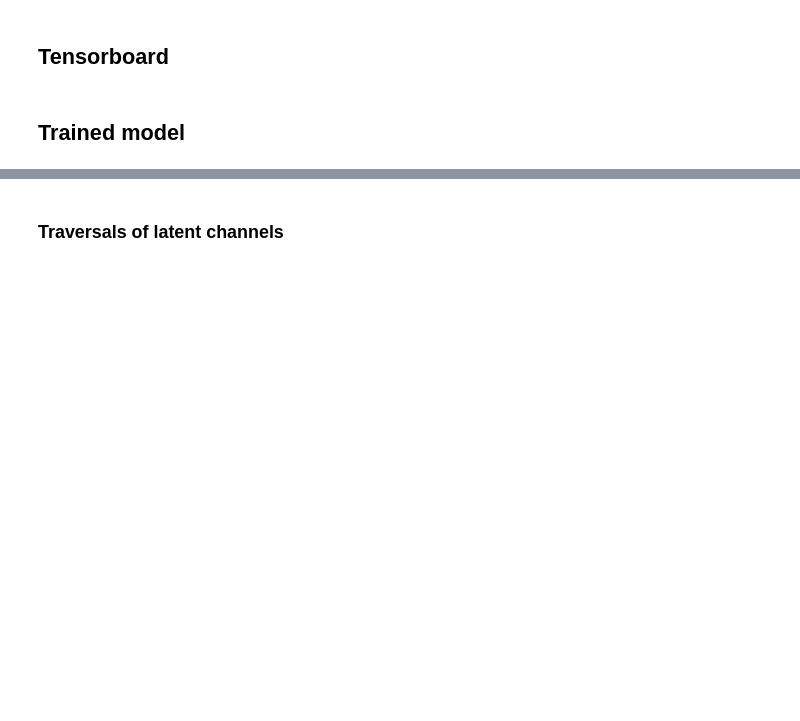
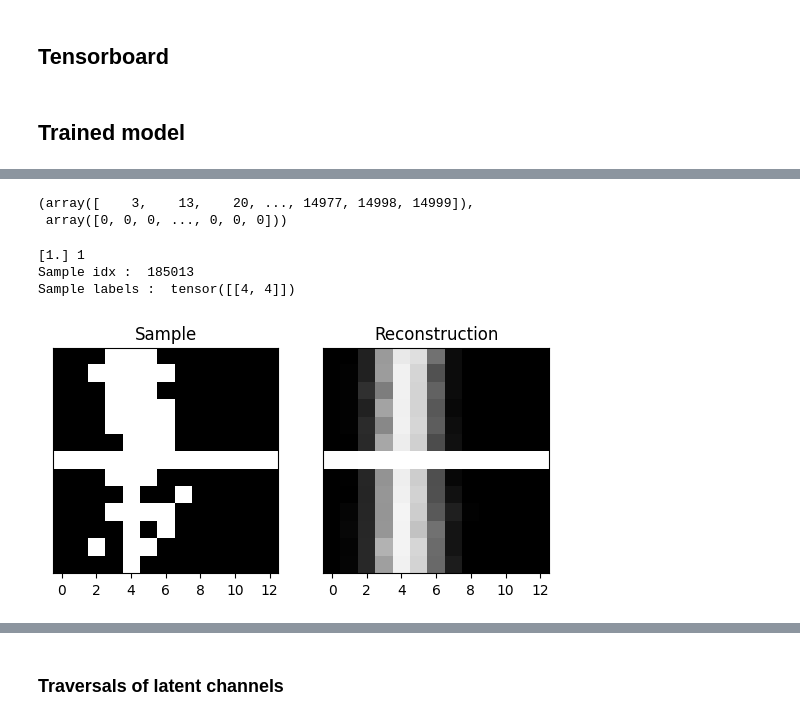
Before and after one commit to damat-le/geom_eff_codes, a Jupyter notebook: _helper.ipynb, the cells around one changed output, grey strips where cells are left out. Drawn from its saved outputs; the diff is of its cells as text; code cells hidden in the pictures; blank space fills up the shorter version.

```diff
--- a/_helper.ipynb
+++ b/_helper.ipynb
@@ -195,3 +192,17 @@ pred = np.argmax(pred, axis=1)
+# %%
+np.where(true_l==1)
+# %% [output]
+(array([    3,    13,    20, ..., 14977, 14998, 14999]),
+ array([0, 0, 0, ..., 0, 0, 0]))
+# %%
+idx = 13
+print(true_l[idx], pred[idx])
+fig, ax = plot_random_sample(dataset, model, idx=185000+idx)
+# %% [output]
+[1.] 1
+Sample idx :  185013
+Sample labels :  tensor([[4, 4]])
+[figure, added]
 # %%
 c = 0
 for i in range(len(pred)):
```
Also changed, not shown: parts of 42 cells of this notebook, 11 other files.
